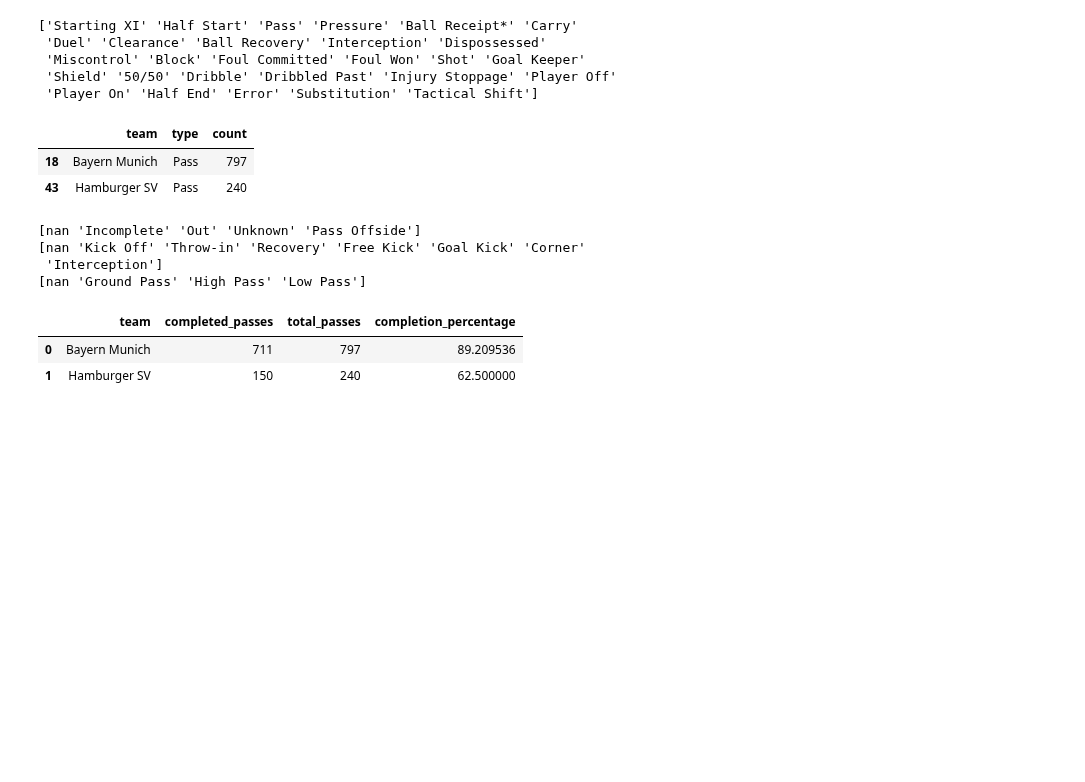
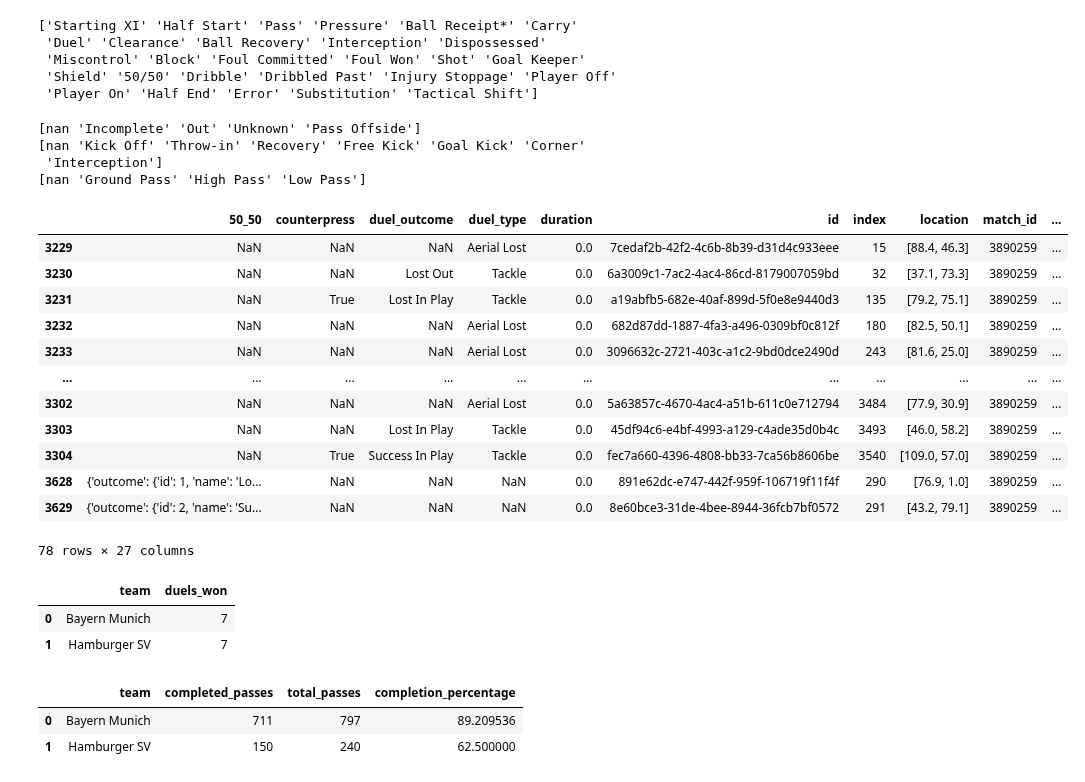
Before and after one commit to MaxPrinz98/FootballDSAI, a Jupyter notebook: Team_ranking.ipynb, the cells around one changed output. Saved outputs shown, nothing was run; the diff lists cells and outputs as text; code cells hidden in the pictures; blank space fills up the shorter version.

Commit message:
team strenght weiter

```diff
--- a/Team_ranking.ipynb
+++ b/Team_ranking.ipynb
@@ -27,14 +30,6 @@ print(distinct_types)
  'Miscontrol' 'Block' 'Foul Committed' 'Foul Won' 'Shot' 'Goal Keeper'
  'Shield' '50/50' 'Dribble' 'Dribbled Past' 'Injury Stoppage' 'Player Off'
  'Player On' 'Half End' 'Error' 'Substitution' 'Tactical Shift']
-# %%
-# pass_outcome,
-result = events.groupby(['team', 'type']).size().reset_index(name='count').sort_values(by='count', ascending=False)
-result[result['type']== 'Pass']
-# %% [output]
-|  | team | type | count |
-| 18 | Bayern Munich | Pass | 797 |
-| 43 | Hamburger SV | Pass | 240 |
 # %%
 print(events['pass_outcome'].unique())
 print(events['pass_type'].unique())
@@ -44,6 +39,39 @@ print(events['pass_height'].unique())
 [nan 'Kick Off' 'Throw-in' 'Recovery' 'Free Kick' 'Goal Kick' 'Corner'
  'Interception']
 [nan 'Ground Pass' 'High Pass' 'Low Pass']
+# %%
+won_duels = events[
+    (events['type'] == 'Duel') |
+     #(events['duel_outcome'] == 'Success In Play') |
+    (events['type'] == '50/50')
+].dropna(axis=1, how='all')
+
+won_duels
+# %% [output]
+|  | 50_50 | counterpress | duel_outcome | duel_type | duration | id | index | location | match_id | ... |
+| 3229 | NaN | NaN | NaN | Aerial Lost | 0.0 | 7cedaf2b-42f2-4c6b-8b39-d31d4c933eee | 15 | [88.4, 46.3] | 3890259 | ... |
+| 3230 | NaN | NaN | Lost Out | Tackle | 0.0 | 6a3009c1-7ac2-4ac4-86cd-8179007059bd | 32 | [37.1, 73.3] | 3890259 | ... |
+| 3231 | NaN | True | Lost In Play | Tackle | 0.0 | a19abfb5-682e-40af-899d-5f0e8e9440d3 | 135 | [79.2, 75.1] | 3890259 | ... |
+| 3232 | NaN | NaN | NaN | Aerial Lost | 0.0 | 682d87dd-1887-4fa3-a496-0309bf0c812f | 180 | [82.5, 50.1] | 3890259 | ... |
+| 3233 | NaN | NaN | NaN | Aerial Lost | 0.0 | 3096632c-2721-403c-a1c2-9bd0dce2490d | 243 | [81.6, 25.0] | 3890259 | ... |
+| ... | ... | ... | ... | ... | ... | ... | ... | ... | ... | ... |
+| 3302 | NaN | NaN | NaN | Aerial Lost | 0.0 | 5a63857c-4670-4ac4-a51b-611c0e712794 | 3484 | [77.9, 30.9] | 3890259 | ... |
+| 3303 | NaN | NaN | Lost In Play | Tackle | 0.0 | 45df94c6-e4bf-4993-a129-c4ade35d0b4c | 3493 | [46.0, 58.2] | 3890259 | ... |
+| 3304 | NaN | True | Success In Play | Tackle | 0.0 | fec7a660-4396-4808-bb33-7ca56b8606be | 3540 | [109.0, 57.0] | 3890259 | ... |
+| 3628 | {'outcome': {'id': 1, 'name': 'Lo... | NaN | NaN | NaN | 0.0 | 891e62dc-e747-442f-959f-106719f11f4f | 290 | [76.9, 1.0] | 3890259 | ... |
+| 3629 | {'outcome': {'id': 2, 'name': 'Su... | NaN | NaN | NaN | 0.0 | 8e60bce3-31de-4bee-8944-36fcb7bf0572 | 291 | [43.2, 79.1] | 3890259 | ... |
+78 rows × 27 columns
+# %%
+won_duels_grouped = events[
+    (events['type'] == 'Duel') &
+    (events['duel_outcome'] == 'Success In Play')
+].dropna(axis=1, how='all').groupby('team').size().reset_index(name='duels_won')
+
+won_duels_grouped
+# %% [output]
+|  | team | duels_won |
+| 0 | Bayern Munich | 7 |
+| 1 | Hamburger SV | 7 |
 # %%
 # Calculate completed passes (successful passes with no outcome)
 completed_passes = (events[(events['type'] == 'Pass') &
```
Also changed, not shown: parts of 1 cell of this notebook.
